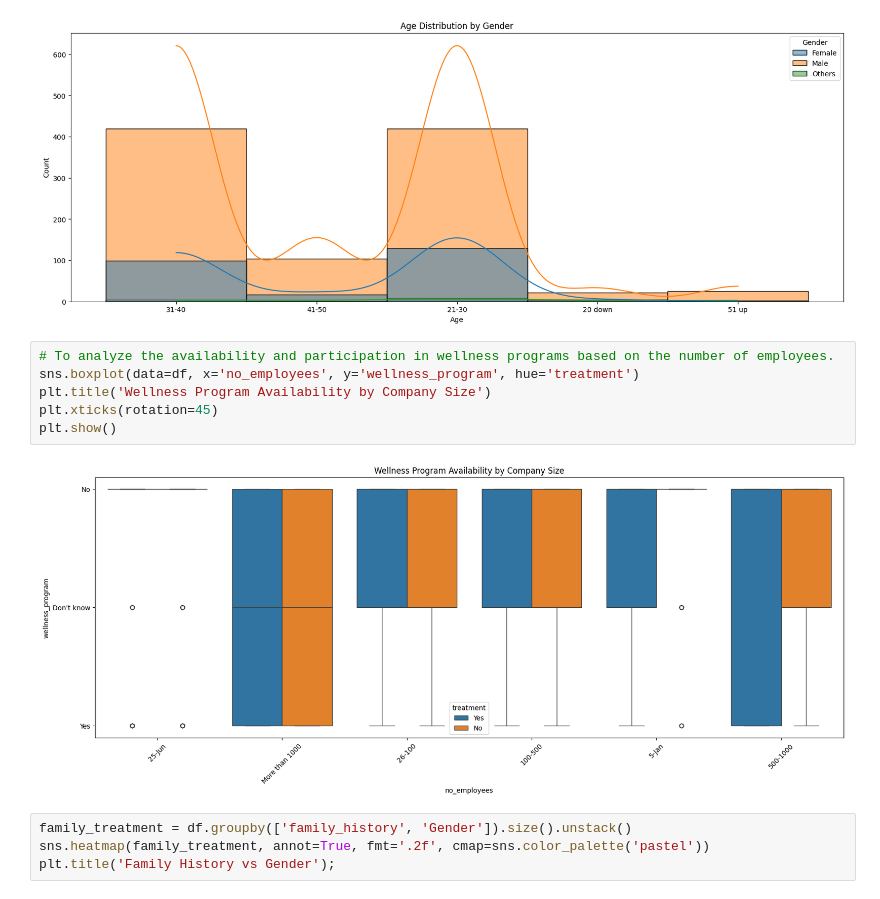
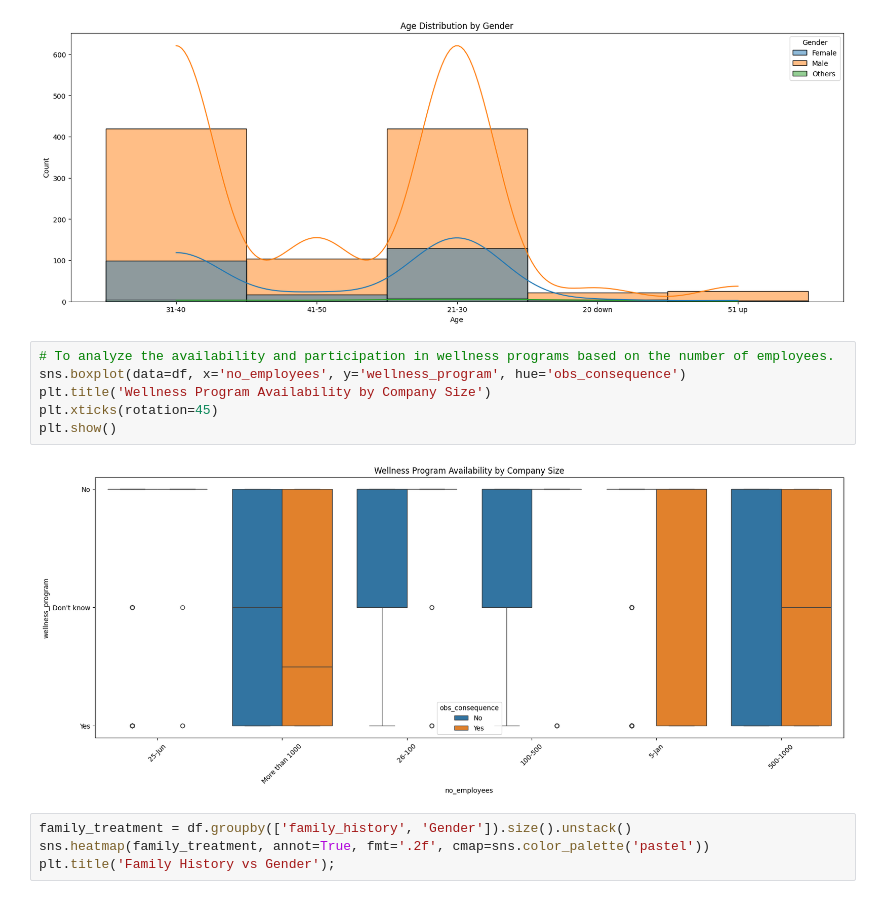
Before and after one commit to guavacoderepo/SOFT40161-COURSE-WORK, a Jupyter notebook: NTU_N1280799_SOFT40161_2.ipynb, the cells around one changed output. Cells and saved outputs as stored; diff of their text form.

```diff
--- a/NTU_N1280799_SOFT40161_2.ipynb
+++ b/NTU_N1280799_SOFT40161_2.ipynb
@@ -454,12 +454,12 @@ plt.show()
 [figure]
 # %%
 # To analyze the availability and participation in wellness programs based on the number of employees.
-sns.boxplot(data=df, x='no_employees', y='wellness_program', hue='treatment')
+sns.boxplot(data=df, x='no_employees', y='wellness_program', hue='obs_consequence')
 plt.title('Wellness Program Availability by Company Size')
 plt.xticks(rotation=45)
 plt.show()
 # %% [output]
-[figure, old version]
+[figure, new version]
 # %%
 family_treatment = df.groupby(['family_history', 'Gender']).size().unstack()
 sns.heatmap(family_treatment, annot=True, fmt='.2f', cmap=sns.color_palette('pastel'))
```
Also changed, not shown: parts of 3 cells of this notebook.
